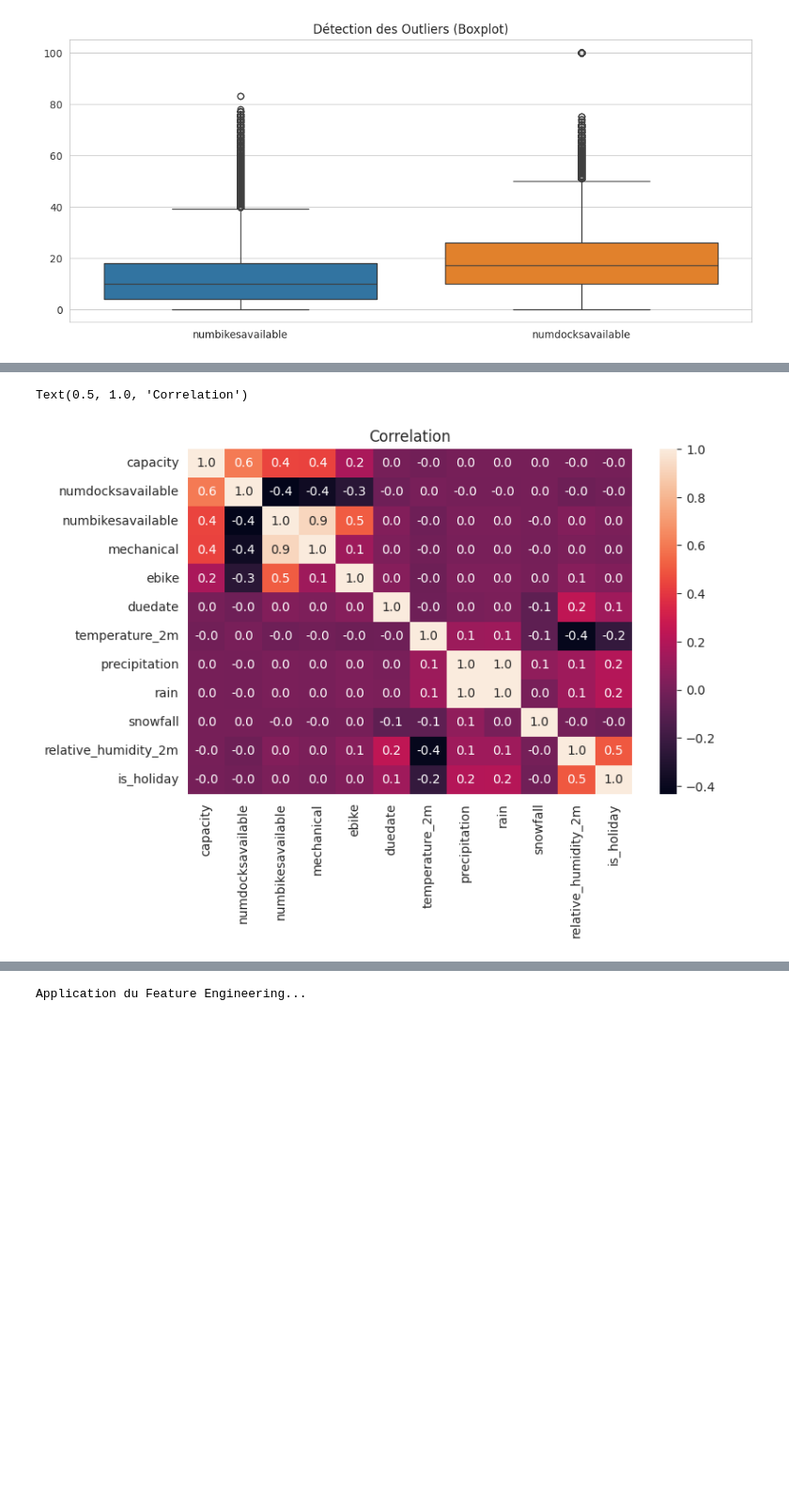
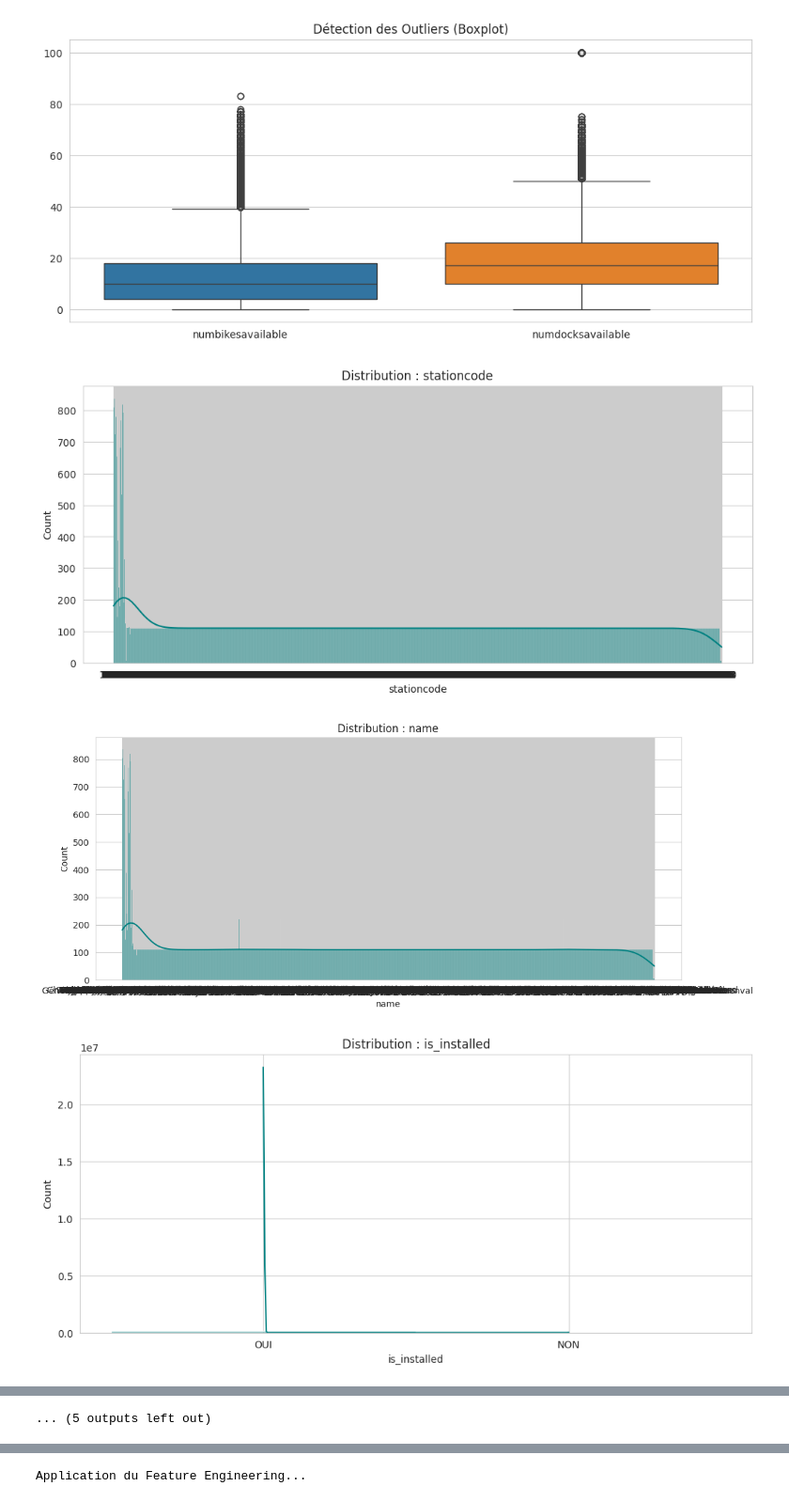
Before and after one commit to nvagno/velib-paris, a Jupyter notebook: notebooks/data_exploration.ipynb, the cells around one changed output, grey strips where cells are left out. Shown at 94% size. Cells and saved outputs as stored; diff of their text form; code cells hidden in the pictures; blank space fills up the shorter version.

Commit message:
chore: explicitly show variables distribution

```diff
--- a/notebooks/data_exploration.ipynb
+++ b/notebooks/data_exploration.ipynb
@@ -74,11 +74,13 @@ dtype: int64
 [figure]
 [figure]
 # %%
-cat_values = df.select_dtypes(['object'])
-num_values = df.drop(columns=cat_values.columns)
-corr = num_values.corr()
-
-plt.figure(figsize=(8, 5))
-sns.heatmap(corr, annot=True, fmt=".1f")
-plt.title("Correlation")
+for i, col in enumerate(df.columns):
+    if col in targets + ['coordonnees_geo']:
+        continue
+    plt.figure(figsize=(12, 5))
+    sns.histplot(df[col], bins=30, kde=True, color='teal')
+    plt.title(f'Distribution : {col}')
 # %% [output]
+[figure, new version]
+[figure, added]
+[figure, added]
@@ -85,2 +96 @@ plt.title("Correlation")
-Text(0.5, 1.0, 'Correlation')
+... (5 outputs left out)
-[figure, old version]
```
Also changed, not shown: parts of 3 cells of this notebook.
